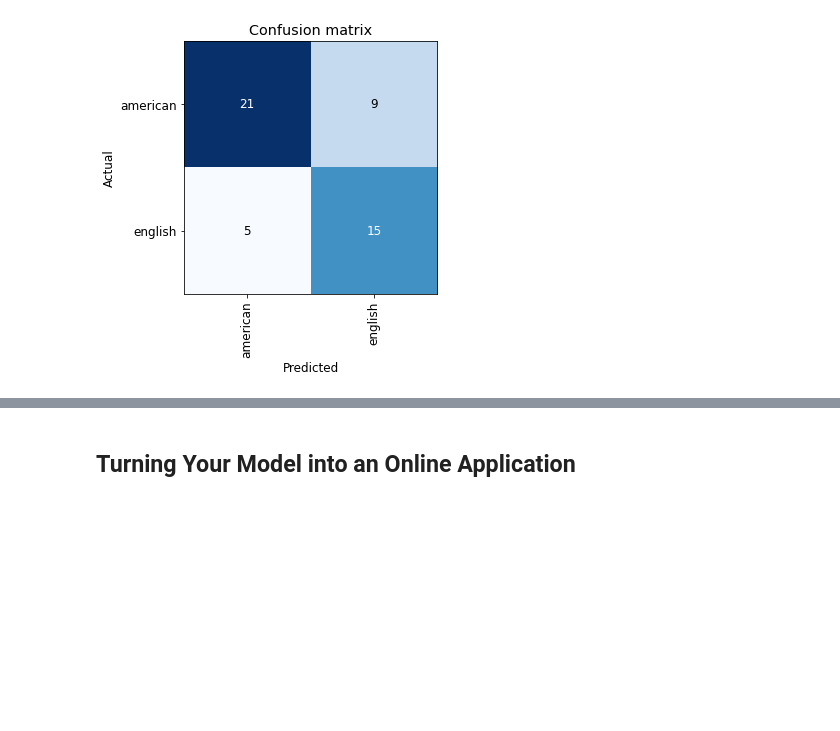
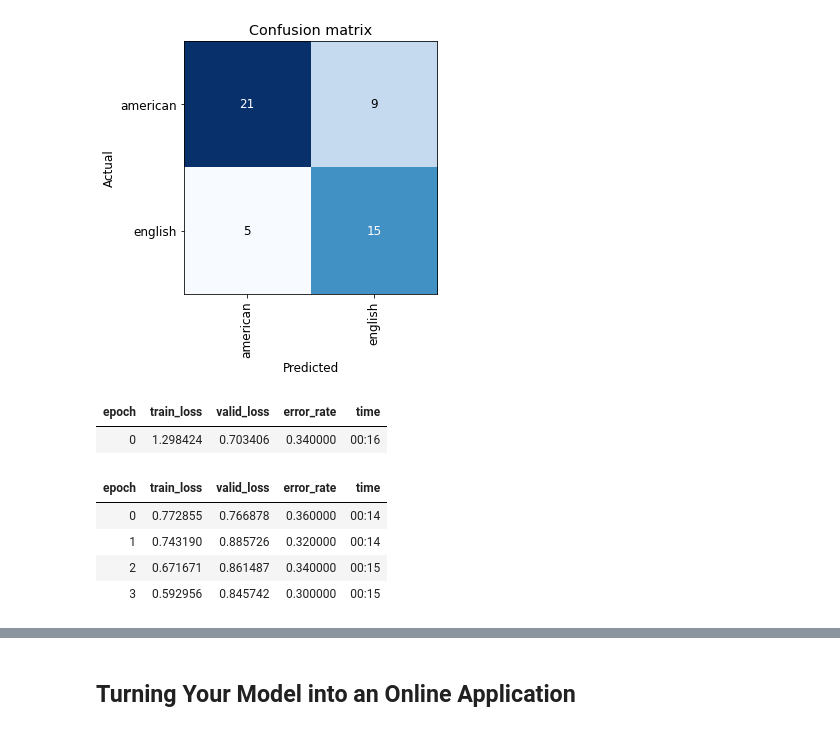
Before and after one commit to mdhanna/blog, a Jupyter notebook: _notebooks/2020-12-10-dog-classifier.ipynb, the cells around one changed output, grey strips where cells are left out. Saved outputs shown, nothing was run; the diff lists cells and outputs as text; code cells hidden in the pictures; blank space fills up the shorter version.

```diff
--- a/_notebooks/2020-12-10-dog-classifier.ipynb
+++ b/_notebooks/2020-12-10-dog-classifier.ipynb
@@ -82,6 +82,7 @@ for o in names:
     download_images(dest, urls=img_urls)
 # %%
 #hide
+path = Path('../../storage/dogs')
 fns = get_image_files(path)
 fns
 # %% [output]
@@ -198,3 +199,15 @@ interp.plot_confusion_matrix(figsize=(5,5))
 # %% [output]
 [interactive output not drawn]
 [figure]
+# %%
+dls = process_dog_data()
+learn = cnn_learner(dls, resnet18, metrics=error_rate)
+learn.fine_tune(4)
+# %% [output]
+| epoch | train_loss | valid_loss | error_rate | time |
+| 0 | 1.298424 | 0.703406 | 0.340000 | 00:16 |
+| epoch | train_loss | valid_loss | error_rate | time |
+| 0 | 0.772855 | 0.766878 | 0.360000 | 00:14 |
+| 1 | 0.743190 | 0.885726 | 0.320000 | 00:14 |
+| 2 | 0.671671 | 0.861487 | 0.340000 | 00:15 |
+| 3 | 0.592956 | 0.845742 | 0.300000 | 00:15 |
```
Also changed, not shown: parts of 8 cells of this notebook.
